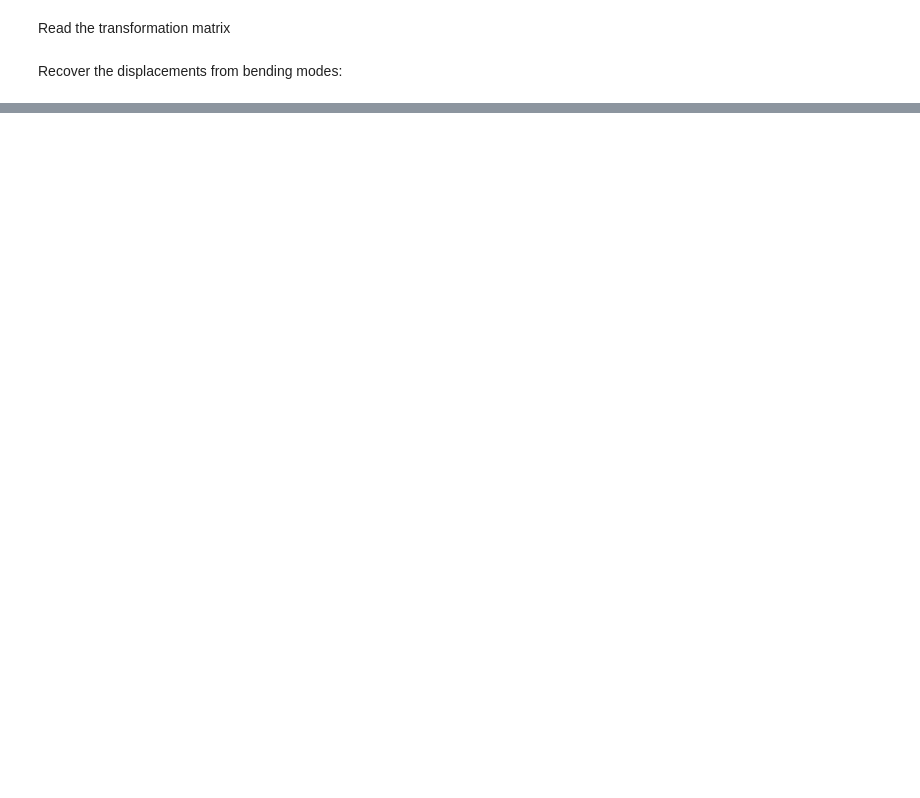
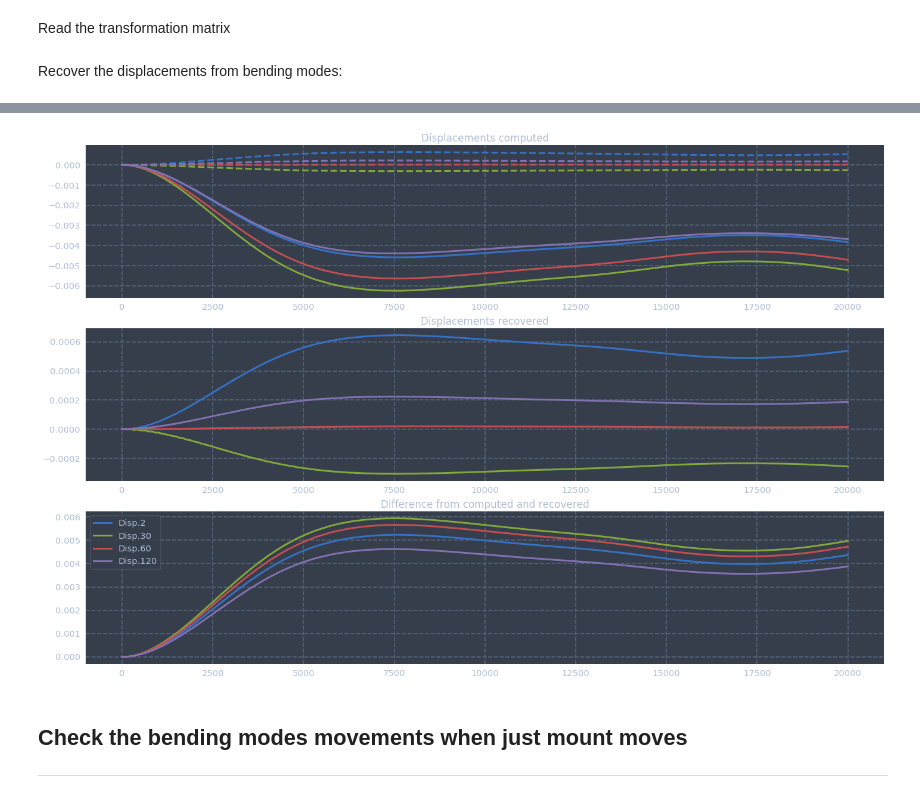
Before and after one commit to lafetamarcelo/SIMCEO, a Jupyter notebook: Run CEO simulations.ipynb, the cells around one changed output, grey strips where cells are left out. Saved outputs shown, nothing was run; the diff lists cells and outputs as text; code cells hidden in the pictures; blank space fills up the shorter version.

Commit message:
Introducing the video visualizations and the bending modes analysis

```diff
--- a/Run CEO simulations.ipynb
+++ b/Run CEO simulations.ipynb
@@ -263,0 +483,44 @@ plt.show()
+# %%
+_segmentId = 1
+
+_shape = (165, 20000)
+bmodes = np.memmap('./LargeComputeLogs/dot_time/bendingmodes.dat',
+                  dtype=np.float32, mode='r+', shape=_shape)
+# %%
+import scipy.io as sio
+
+data = sio.loadmat('../database/bendingmodes/SSBM_transformation_matrices.mat')
+U_trans = data['U_'][_segmentId-1,0]
+# %%
+from utils import LargeCompute
+
+lc = LargeCompute(onCuda=True)
+rec_disp = lc.bm_to_disp_time(U_trans, bmodes, varname='recovered_displacements')
+# %%
+_shape = (742, 20000)
+disp =  np.memmap('./variables/displacements/timeseries.dat',
+                  dtype=np.float32, mode='r+', shape=_shape)
+ptt =  np.memmap('./variables/pistonTipTilt/timeseries.dat',
+                  dtype=np.float32, mode='r+', shape=_shape)
+# %%
+_indexes = [2, 30, 60, 120]
+
+fig, (ax1, ax2, ax3) = plt.subplots(3, 1, figsize=(24,16))
+ax1.set_title('Displacements computed')
+ax2.set_title('Displacements recovered')
+ax3.set_title('Difference from computed and recovered')
+_cindex = 0
+for k in _indexes:
+    color = 'C' + str(_cindex)
+    ax1.plot(disp[k,:], lw=3, c=color, label='Disp.' + str(k))
+    ax1.plot(rec_disp[k,:], '--', lw=3, c=color, label='Disp.' + str(k))
+    ax2.plot(rec_disp[k,:], lw=3, c=color, label='Disp.' + str(k))
+    ax3.plot(rec_disp[k,:] - disp[k,:], lw=3, c=color, label='Disp.' + str(k))
+    _cindex += 1
+plt.legend()
+plt.show()
+# %% [output]
+[figure, added]
+# %% [markdown]
+## Check the bending modes movements when just mount moves
+---
```
Also changed, not shown: parts of 30 cells of this notebook, 7 other files.
